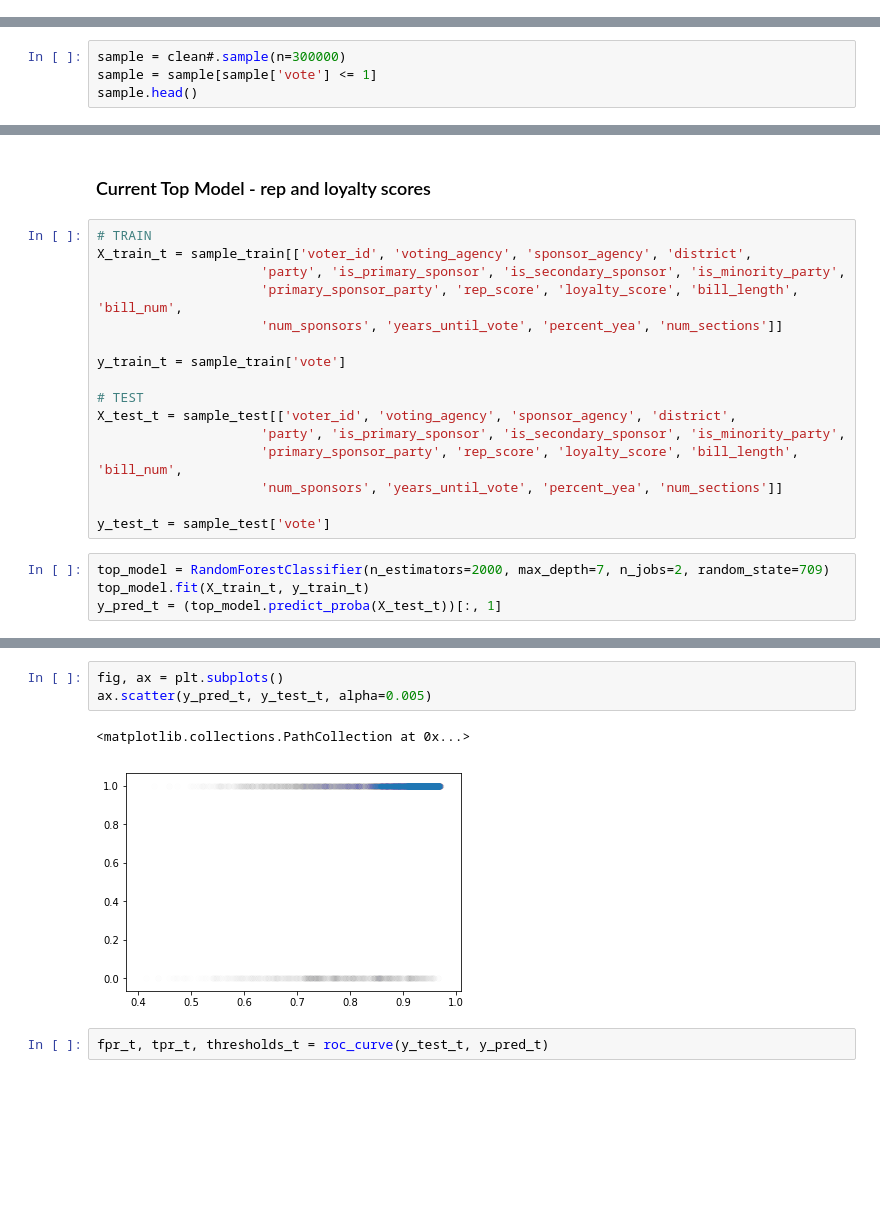
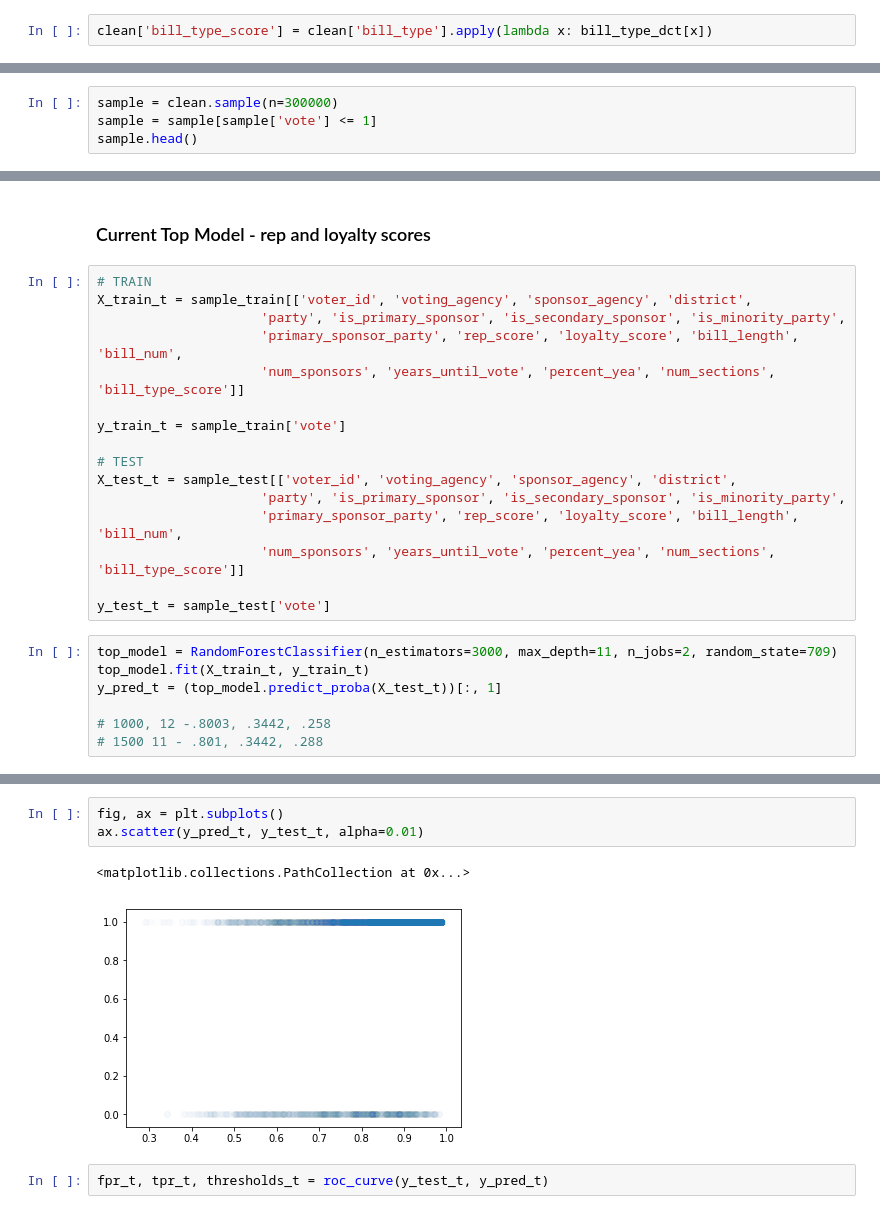
Before and after one commit to ekarboski/washington_state_legislation, a Jupyter notebook: Baseline_model.ipynb, the cells around one changed output, grey strips where cells are left out. Cells and saved outputs as stored; diff of their text form; blank space fills up the shorter version.

Commit message:
Create random forest model with 0.8 roc_auc

```diff
--- a/Baseline_model.ipynb
+++ b/Baseline_model.ipynb
@@ -114,0 +127,2 @@ clean.head()
+# %%
+clean['bill_type_score'] = clean['bill_type'].apply(lambda x: bill_type_dct[x])
@@ -138,7 +173,7 @@ clean.head()
 # %% [markdown]
 ### All bienniums
 # %%
-sample = clean#.sample(n=300000)
+sample = clean.sample(n=300000)
 sample = sample[sample['vote'] <= 1]
 sample.head()
 # %% [output]
@@ -281,7 +326,7 @@ plt.show()
 X_train_t = sample_train[['voter_id', 'voting_agency', 'sponsor_agency', 'district',
                      'party', 'is_primary_sponsor', 'is_secondary_sponsor', 'is_minority_party',
                      'primary_sponsor_party', 'rep_score', 'loyalty_score', 'bill_length', 'bill_num',
-                     'num_sponsors', 'years_until_vote', 'percent_yea', 'num_sections']]
+                     'num_sponsors', 'years_until_vote', 'percent_yea', 'num_sections', 'bill_type_score']]
 
 y_train_t = sample_train['vote']
 
@@ -289,13 +334,16 @@ y_train_t = sample_train['vote']
 X_test_t = sample_test[['voter_id', 'voting_agency', 'sponsor_agency', 'district',
                      'party', 'is_primary_sponsor', 'is_secondary_sponsor', 'is_minority_party',
                      'primary_sponsor_party', 'rep_score', 'loyalty_score', 'bill_length', 'bill_num',
-                     'num_sponsors', 'years_until_vote', 'percent_yea', 'num_sections']]
+                     'num_sponsors', 'years_until_vote', 'percent_yea', 'num_sections', 'bill_type_score']]
 
 y_test_t = sample_test['vote']
 # %%
-top_model = RandomForestClassifier(n_estimators=2000, max_depth=7, n_jobs=2, random_state=709)
+top_model = RandomForestClassifier(n_estimators=3000, max_depth=11, n_jobs=2, random_state=709)
 top_model.fit(X_train_t, y_train_t)
 y_pred_t = (top_model.predict_proba(X_test_t))[:, 1]
+
+# 1000, 12 -.8003, .3442, .258
+# 1500 11 - .801, .3442, .288
 # %%
 log_loss(y_test_t, y_pred_t)
 # %% [output]
@@ -307,9 +355,9 @@ y_pred_t.min()
 # %%
 fig, ax = plt.subplots()
-ax.scatter(y_pred_t, y_test_t, alpha=0.005)
+ax.scatter(y_pred_t, y_test_t, alpha=0.01)
 # %% [output]
 <matplotlib.collections.PathCollection at 0x...>
-[figure, old version]
+[figure, new version]
 # %%
 fpr_t, tpr_t, thresholds_t = roc_curve(y_test_t, y_pred_t)
 # %%
```
Also changed, not shown: parts of 28 cells of this notebook.
